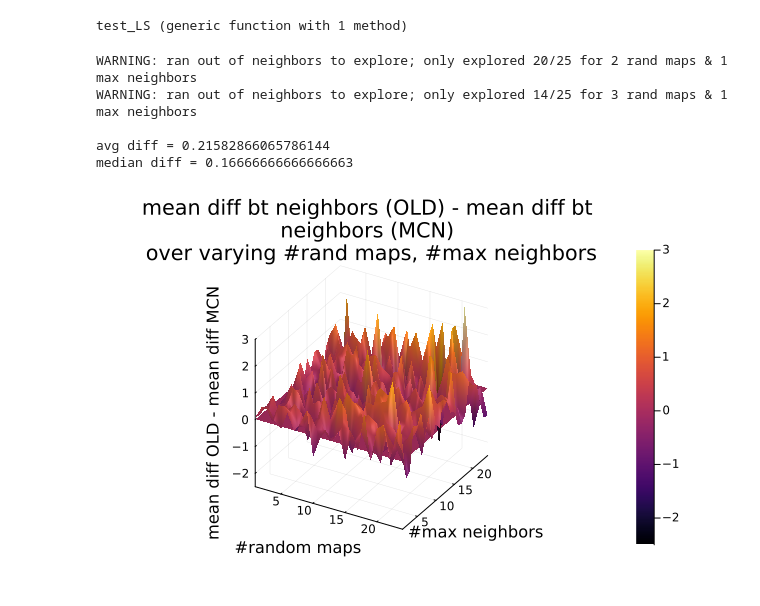
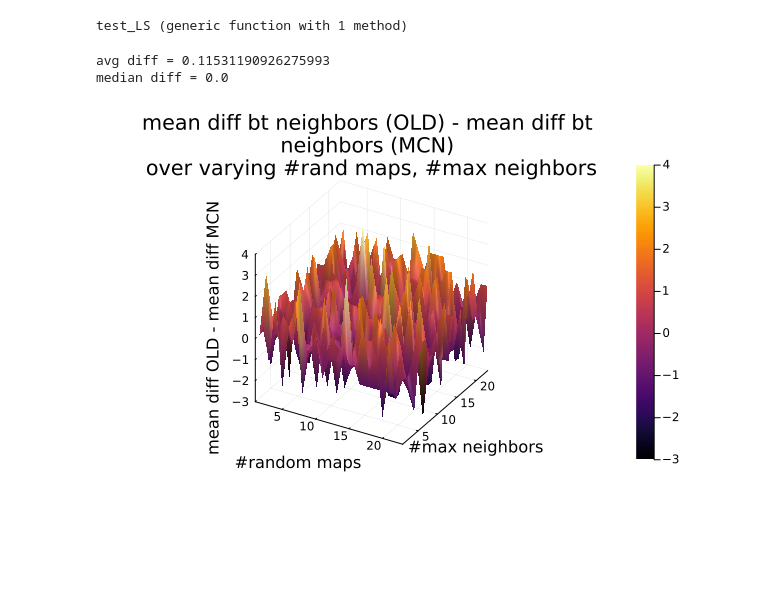
Before and after one commit to mliu31/dcj-heuristics, a Jupyter notebook: testing_LS.ipynb, the cells around one changed output. Drawn from its saved outputs; the diff is of its cells as text; code cells hidden in the pictures; blank space fills up the shorter version.

Commit message:
working on visuals for local search analysis

```diff
--- a/testing_LS.ipynb
+++ b/testing_LS.ipynb
@@ -65,27 +132,21 @@ LoadError: cannot assign a value to imported variable Plots.xticks from module M
 # %% [markdown]
 Distribution of DCJ distance differences (new neighbor - original neighbor) for the two definitions of neighbors
 # %%
-_, _, _, _, _, diffs_MCN = localsearch(src, target, total_maps, rand_maps, max_neighbors, run_mode, dupchar_to_unique_chars, min_change_neighbor)
-_, _, _, _, _, diffs_OLD = localsearch(src, target, total_maps, rand_maps, max_neighbors, run_mode, dupchar_to_unique_chars, !min_change_neighbor)
-
 # y axis
 mode_freq_OLD = count(x -> x == mode(diffs_OLD), diffs_OLD)
 mode_freq_MCN = count(x -> x == mode(diffs_MCN), diffs_MCN)
 max_freq = maximum([mode_freq_OLD, mode_freq_MCN])
+ylims=(0,max_freq)
 yticks = collect(0:max_freq+1)
-ylims=(0,max_freq)
 
 # x axis
 max_diff = maximum([maximum(diffs_OLD), maximum(diffs_MCN)])
 min_diff = minimum([minimum(diffs_OLD)-1, minimum(diffs_MCN)-1, 0])
-
-bins_range_OLD = range(min_diff, max_diff+2)
-bins_range_MCN = range(min_diff, max_diff+2)
-
+bins_range = range(min_diff, max_diff+2)
 xticks = collect(min_diff:max_diff+1)
 
-h1 = histogram(diffs_OLD, title="OLD", alpha=0.5, bins=bins_range_OLD, xticks=xticks, yticks=yticks, ylims=ylims, xlabel="Value", ylabel="Frequency")
-h2 = histogram(diffs_MCN, title="MCN",  alpha=0.5, bins=bins_range_MCN, xticks=xticks, yticks=yticks, ylims=ylims, xlabel="Value", ylabel="Frequency")
+h1 = histogram(diffs_OLD, title="OLD", alpha=0.5, bins=bins_range, xticks=xticks, yticks=yticks, ylims=ylims, xlabel="new nbr DCJ Dist - that of orig nbr", ylabel="Frequency")
+h2 = histogram(diffs_MCN, title="MCN",  alpha=0.5, bins=bins_range, xticks=xticks, yticks=yticks, ylims=ylims, xlabel="new nbr DCJ Dist - that of orig nbr", ylabel="Frequency")
 
 println("new neighbor - original neighbor::")
 println("old diffs=", diffs_OLD)
@@ -104,8 +170,10 @@ function test_LS(rand_maps::Int, max_neighbors::Int, src::String, target::String
         for n in 1:max_neighbors
             # println("(", rm, ", ", n, ")")
 
-            _, _, _, _, _, diffs_MCN = localsearch(src, target, total_maps, rm, n, run_mode, dupchar_to_unique_chars, min_change_neighbor)
-            _, _, _, _, _, diffs_OLD = localsearch(src, target, total_maps, rm, n, run_mode, dupchar_to_unique_chars, !min_change_neighbor)
+            m = setmode(run_mode)
+            _, P_dedup, map_to_dedupstr_dcjdist, S_dupchar_to_multiplicity, mapidx_to_char = generate_random_maps_and_calc_distances(src, target, rand_maps, dupchar_to_unique_chars, m)
+            _, _, _, map_to_dedupstr_dcjdist_MCN, diffs_MCN = localsearch(src, target, total_maps, rand_maps, max_neighbors, run_mode, dupchar_to_unique_chars, min_change_neighbor, [P_dedup, map_to_dedupstr_dcjdist, S_dupchar_to_multiplicity, mapidx_to_char])
+            _, _, _, map_to_dedupstr_dcjdist_OLD, diffs_OLD = localsearch(src, target, total_maps, rand_maps, max_neighbors, run_mode, dupchar_to_unique_chars, !min_change_neighbor, [P_dedup, map_to_dedupstr_dcjdist, S_dupchar_to_multiplicity, mapidx_to_char])
 
             # println("new neighbor - original neighbor::")
             # println("old diffs=", diffs_OLD)
@@ -140,44 +208,41 @@ end
 # %% [output]
 test_LS (generic function with 1 method)
 # %%
-n = 10
-x = 15
+n = 12
+x = n
 
 max_dcj_dist = n + x
 
 target = generate_target_with_xdup(n, x)
 src = scramble_target(target)
 
 run_mode = "none"
 dupchar_to_unique_chars = OrderedDict{Char, Vector{Char}}()
 min_change_neighbor = true
 
 total_maps = max_dcj_dist  # max
 rand_maps = total_maps-1
 max_neighbors = total_maps-1
 
 mean_diff_data = test_LS(rand_maps, max_neighbors, src, target, run_mode, dupchar_to_unique_chars, min_change_neighbor)
 
+# plot
 x = 1:rand_maps
 y = 1:max_neighbors
 z = mean_diff_data
-
-
-xyplane = zeros(length(x), length(y))
-p = plot(x, y, xyplane, st=:surface, title="mean diff bt neighbors (OLD) - mean diff bt \nneighbors (MCN) \nover varying #rand maps, #max neighbors", xlabel="#random maps", ylabel="#max neighbors", zlabel="mean diff OLD - mean diff MCN")
-# diff = new_neighbor - old_neighbor
 
 avg_diff = mean(mean_diff_data)
 median_diff = median(mean_diff_data)
 
 println("\navg diff = ", avg_diff)
 println("median diff = ", median_diff)
 
-plot!(p, x, y, z, st=:surface, label="Surface Plot")
+xyplane = zeros(length(x), length(y))
+plot(x, y, z, st=:surface, title="mean diff bt neighbors (OLD) - mean diff bt \nneighbors (MCN) \nover varying #rand maps, #max neighbors", xlabel="#random maps", ylabel="#max neighbors", zlabel="mean diff OLD - mean diff MCN")
+# diff = new_neighbor - old_neighbor
+
+# plot!(p, x, y, z, st=:surface, label="Surface Plot")
 # %% [output]
-WARNING: ran out of neighbors to explore; only explored 20/25 for 2 rand maps & 1 max neighbors
-WARNING: ran out of neighbors to explore; only explored 14/25 for 3 rand maps & 1 max neighbors
-
-avg diff = 0.21582866065786144
-median diff = 0.16666666666666663
+avg diff = 0.11531190926275993
+median diff = 0.0
-[figure, old version]
+[figure, new version]
```
Also changed, not shown: parts of 9 cells of this notebook.
